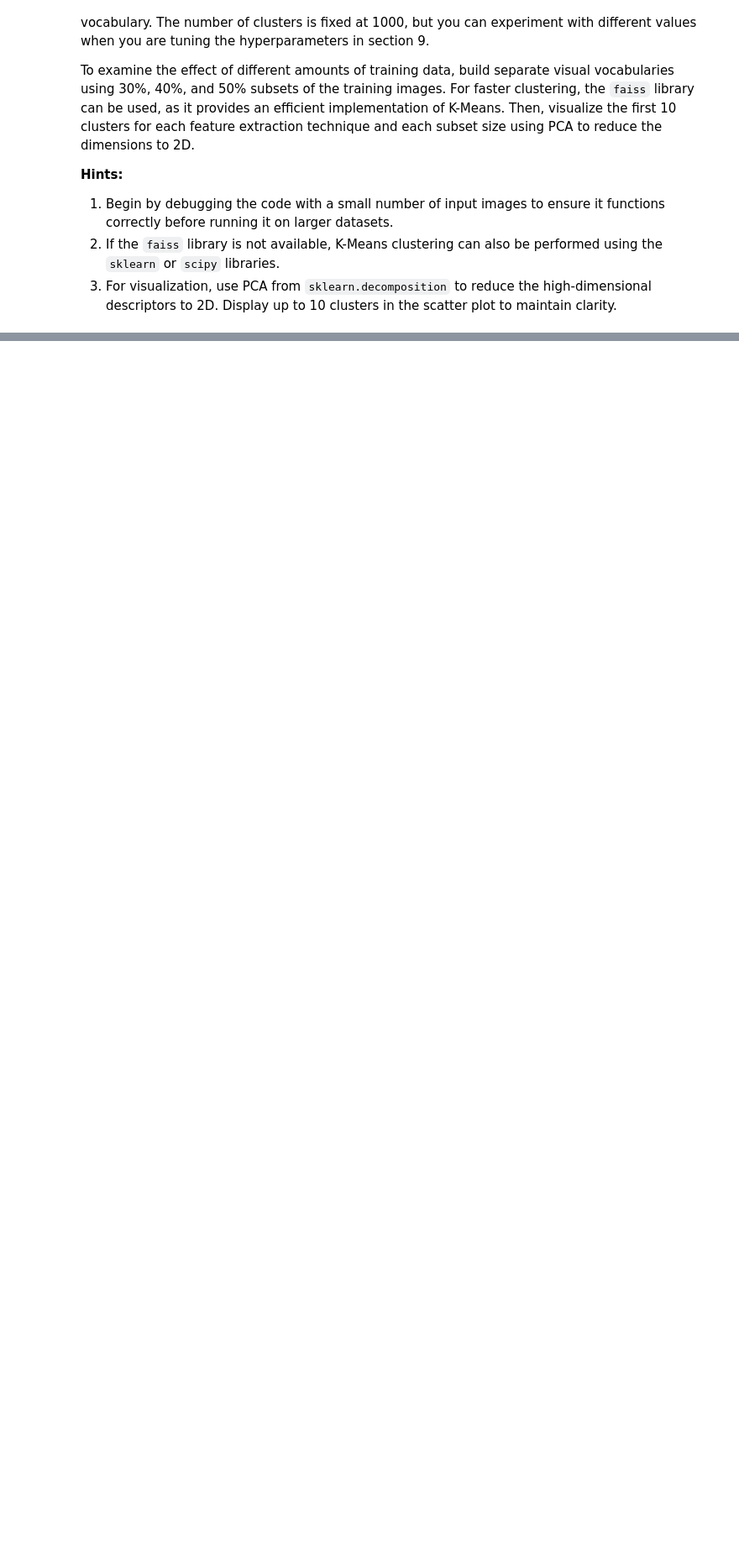
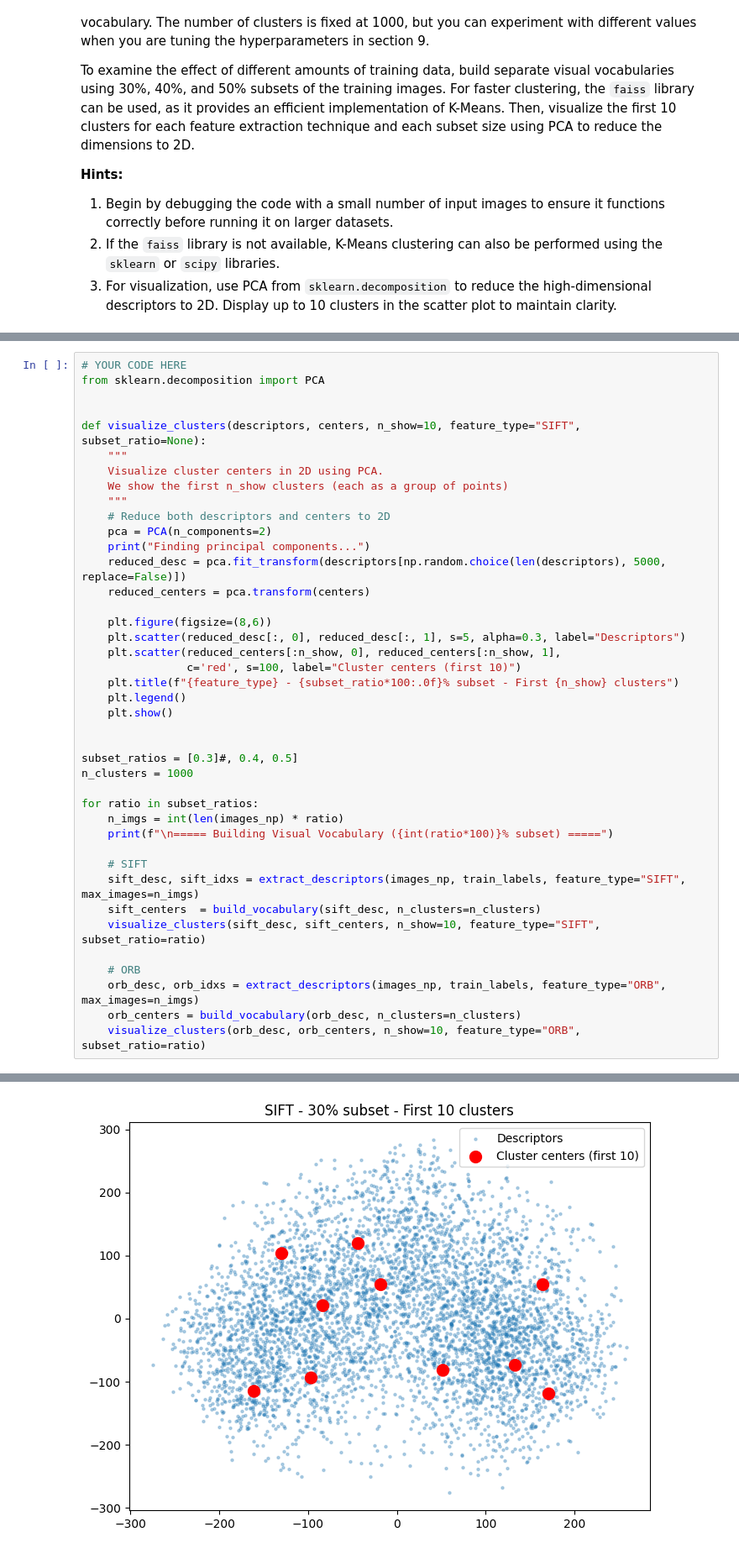
Before and after one commit to migueltmendes/Computer_vision_group66, a Jupyter notebook: cv1-final-lab-part-1-daoterog.ipynb, the cells around one changed output, grey strips where cells are left out. Shown at 84% size. Cells and saved outputs as stored; diff of their text form; blank space fills up the shorter version.

```diff
--- a/cv1-final-lab-part-1-daoterog.ipynb
+++ b/cv1-final-lab-part-1-daoterog.ipynb
@@ -428,0 +433,42 @@ KeyboardInterrupt:
+# %%
+# YOUR CODE HERE
+from sklearn.decomposition import PCA
+
+
+def visualize_clusters(descriptors, centers, n_show=10, feature_type="SIFT", subset_ratio=None):
+    """
+    Visualize cluster centers in 2D using PCA.
+    We show the first n_show clusters (each as a group of points)
+    """
+    # Reduce both descriptors and centers to 2D
+    pca = PCA(n_components=2)
+    print("Finding principal components...")
+    reduced_desc = pca.fit_transform(descriptors[np.random.choice(len(descriptors), 5000, replace=False)])
+    reduced_centers = pca.transform(centers)
+
+    plt.figure(figsize=(8,6))
+    plt.scatter(reduced_desc[:, 0], reduced_desc[:, 1], s=5, alpha=0.3, label="Descriptors")
+    plt.scatter(reduced_centers[:n_show, 0], reduced_centers[:n_show, 1],
+                c='red', s=100, label="Cluster centers (first 10)")
+    plt.title(f"{feature_type} - {subset_ratio*100:.0f}% subset - First {n_show} clusters")
+    plt.legend()
+    plt.show()
+
+
+subset_ratios = [0.3]#, 0.4, 0.5]
+n_clusters = 1000
+
+for ratio in subset_ratios:
+    n_imgs = int(len(images_np) * ratio)
+    print(f"\n===== Building Visual Vocabulary ({int(ratio*100)}% subset) =====")
+
+    # SIFT
+    sift_desc, sift_idxs = extract_descriptors(images_np, train_labels, feature_type="SIFT", max_images=n_imgs)
+    sift_centers  = build_vocabulary(sift_desc, n_clusters=n_clusters)
+    visualize_clusters(sift_desc, sift_centers, n_show=10, feature_type="SIFT", subset_ratio=ratio)
+
+    # ORB
+    orb_desc, orb_idxs = extract_descriptors(images_np, train_labels, feature_type="ORB", max_images=n_imgs)
+    orb_centers = build_vocabulary(orb_desc, n_clusters=n_clusters)
+    visualize_clusters(orb_desc, orb_centers, n_show=10, feature_type="ORB", subset_ratio=ratio)
+# %% [output]
@@ -428,0 +484 @@ KeyboardInterrupt:
+[figure, added]
```
Also changed, not shown: parts of 12 cells of this notebook.
